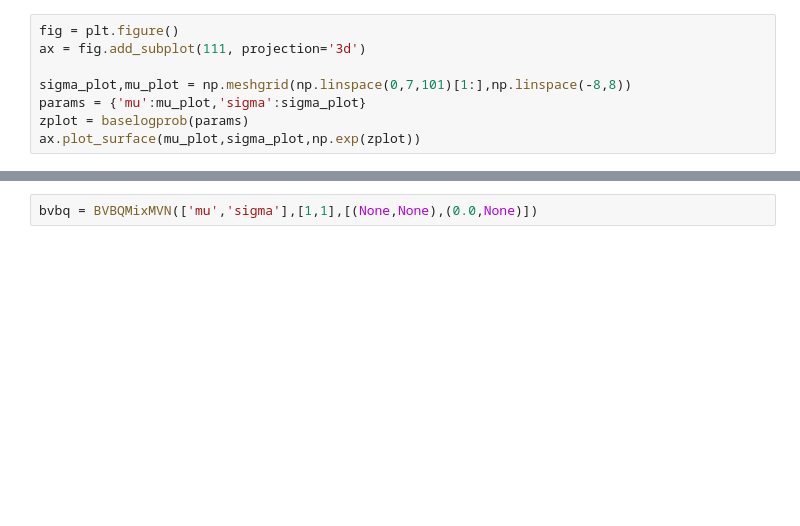
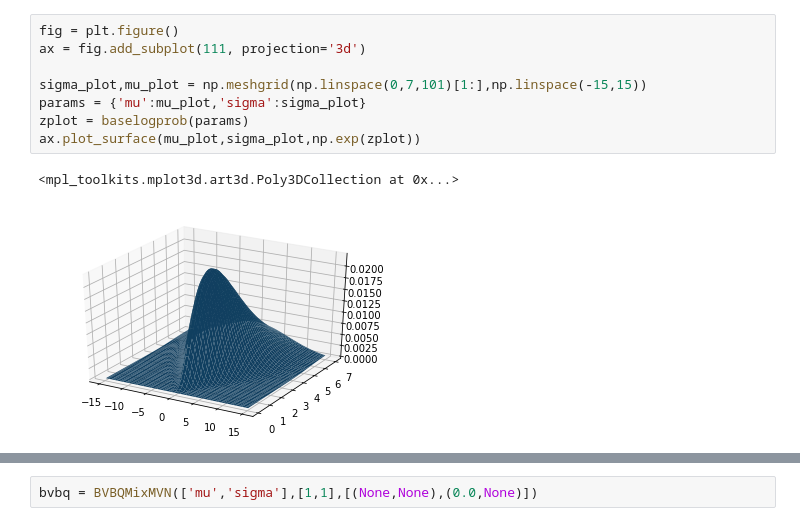
Before and after one commit to DFNaiff/BVBQ, a Jupyter notebook: toybox/bvbq_torch_warped_params_interface.ipynb, the cells around one changed output, grey strips where cells are left out. Cells and saved outputs as stored; diff of their text form; blank space fills up the shorter version.

```diff
--- a/toybox/bvbq_torch_warped_params_interface.ipynb
+++ b/toybox/bvbq_torch_warped_params_interface.ipynb
@@ -46,8 +72,11 @@ ax.set_ylabel('sigma')
 # %%
 fig = plt.figure()
 ax = fig.add_subplot(111, projection='3d')
 
-sigma_plot,mu_plot = np.meshgrid(np.linspace(0,7,101)[1:],np.linspace(-8,8))
+sigma_plot,mu_plot = np.meshgrid(np.linspace(0,7,101)[1:],np.linspace(-15,15))
 params = {'mu':mu_plot,'sigma':sigma_plot}
 zplot = baselogprob(params)
 ax.plot_surface(mu_plot,sigma_plot,np.exp(zplot))
+# %% [output]
+<mpl_toolkits.mplot3d.art3d.Poly3DCollection at 0x...>
+[figure, added]
```
Also changed, not shown: parts of 11 cells of this notebook, 18 other files.
